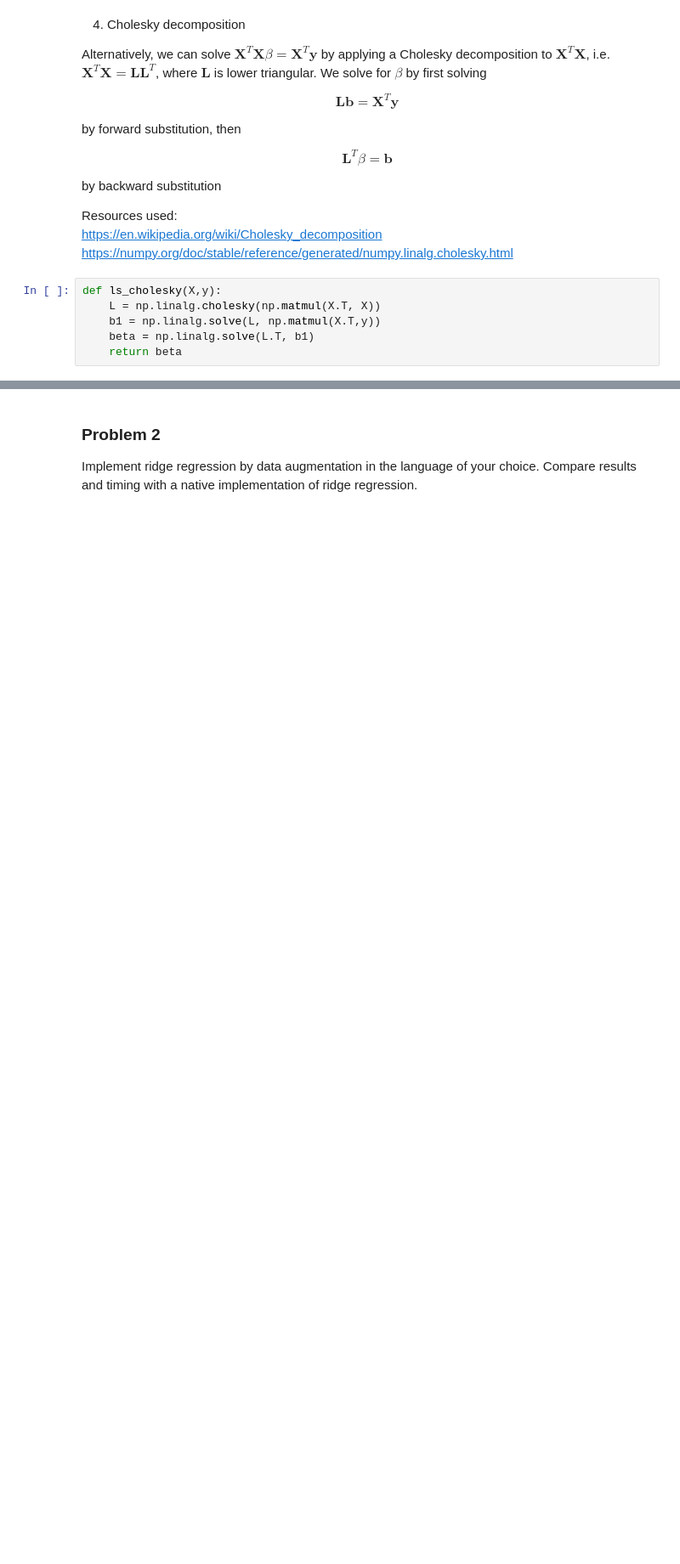
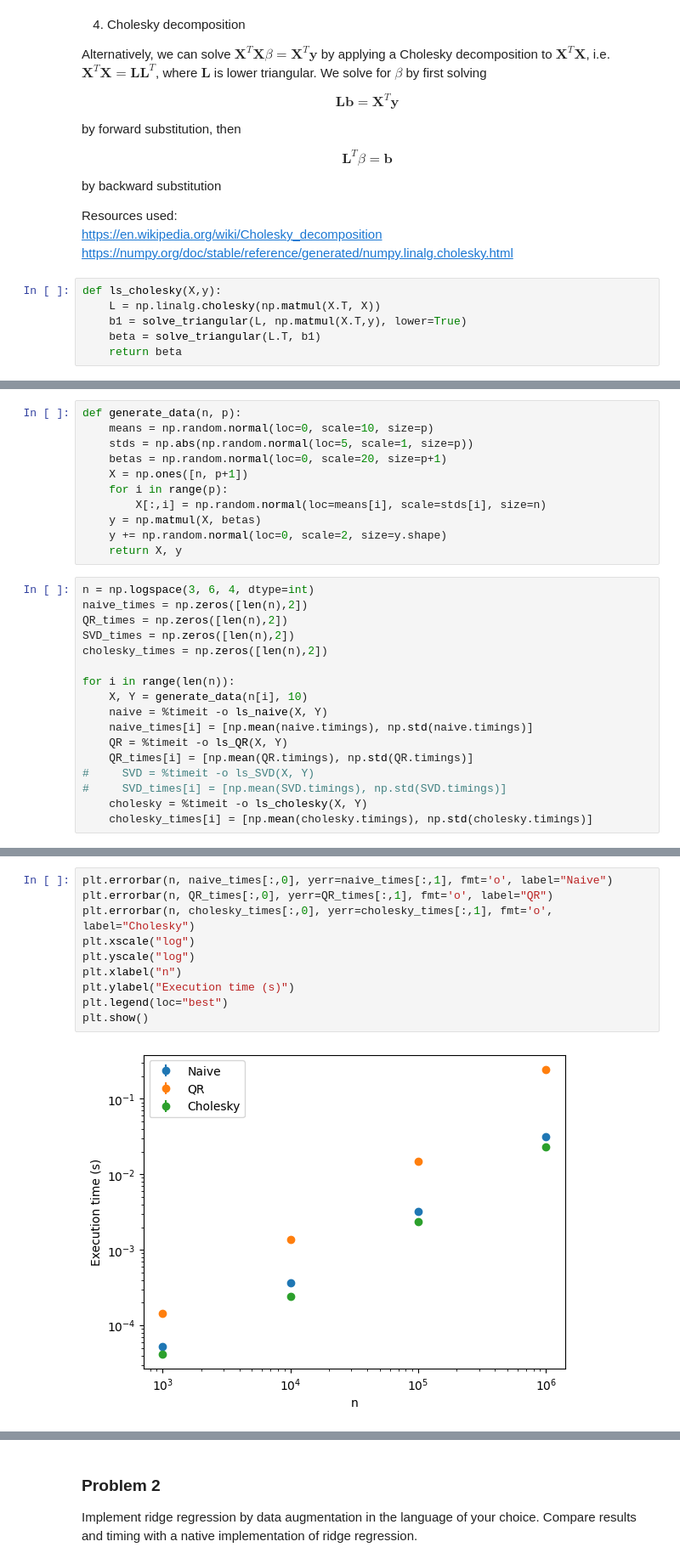
Before and after one commit to tz545/stat790, a Jupyter notebook: HW2/HW2.ipynb, the cells around one changed output, grey strips where cells are left out. Shown at 85% size. Cells and saved outputs as stored; diff of their text form; blank space fills up the shorter version.

```diff
--- a/HW2/HW2.ipynb
+++ b/HW2/HW2.ipynb
@@ -140,6 +143,6 @@ https://numpy.org/doc/stable/reference/generated/numpy.linalg.cholesky.html
 # %%
 def ls_cholesky(X,y):
     L = np.linalg.cholesky(np.matmul(X.T, X))
-    b1 = np.linalg.solve(L, np.matmul(X.T,y))
-    beta = np.linalg.solve(L.T, b1)
+    b1 = solve_triangular(L, np.matmul(X.T,y), lower=True)
+    beta = solve_triangular(L.T, b1)
     return beta
@@ -145,0 +153,28 @@ def ls_cholesky(X,y):
+# %%
+def generate_data(n, p):
+    means = np.random.normal(loc=0, scale=10, size=p)
+    stds = np.abs(np.random.normal(loc=5, scale=1, size=p))
+    betas = np.random.normal(loc=0, scale=20, size=p+1)
+    X = np.ones([n, p+1])
+    for i in range(p):
+        X[:,i] = np.random.normal(loc=means[i], scale=stds[i], size=n)
+    y = np.matmul(X, betas)
+    y += np.random.normal(loc=0, scale=2, size=y.shape)
+    return X, y
+# %%
+n = np.logspace(3, 6, 4, dtype=int)
+naive_times = np.zeros([len(n),2])
+QR_times = np.zeros([len(n),2])
+SVD_times = np.zeros([len(n),2])
+cholesky_times = np.zeros([len(n),2])
+
+for i in range(len(n)):
+    X, Y = generate_data(n[i], 10)
+    naive = %timeit -o ls_naive(X, Y)
+    naive_times[i] = [np.mean(naive.timings), np.std(naive.timings)]
+    QR = %timeit -o ls_QR(X, Y)
+    QR_times[i] = [np.mean(QR.timings), np.std(QR.timings)]
+#     SVD = %timeit -o ls_SVD(X, Y)
+#     SVD_times[i] = [np.mean(SVD.timings), np.std(SVD.timings)]
+    cholesky = %timeit -o ls_cholesky(X, Y)
+    cholesky_times[i] = [np.mean(cholesky.timings), np.std(cholesky.timings)]
@@ -145,0 +194,12 @@ def ls_cholesky(X,y):
+# %%
+plt.errorbar(n, naive_times[:,0], yerr=naive_times[:,1], fmt='o', label="Naive")
+plt.errorbar(n, QR_times[:,0], yerr=QR_times[:,1], fmt='o', label="QR")
+plt.errorbar(n, cholesky_times[:,0], yerr=cholesky_times[:,1], fmt='o', label="Cholesky")
+plt.xscale("log")
+plt.yscale("log")
+plt.xlabel("n")
+plt.ylabel("Execution time (s)")
+plt.legend(loc="best")
+plt.show()
+# %% [output]
+[figure, added]
```
Also changed, not shown: parts of 20 cells of this notebook, 1 other file.
